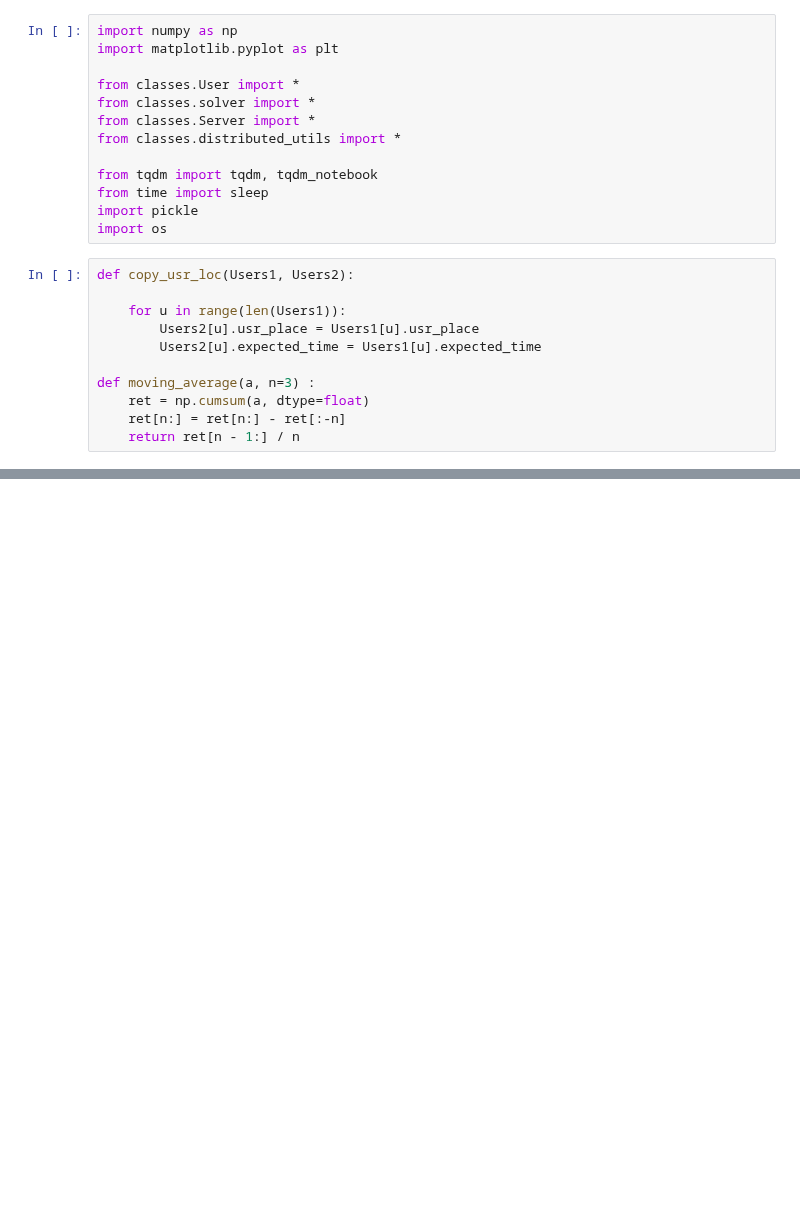
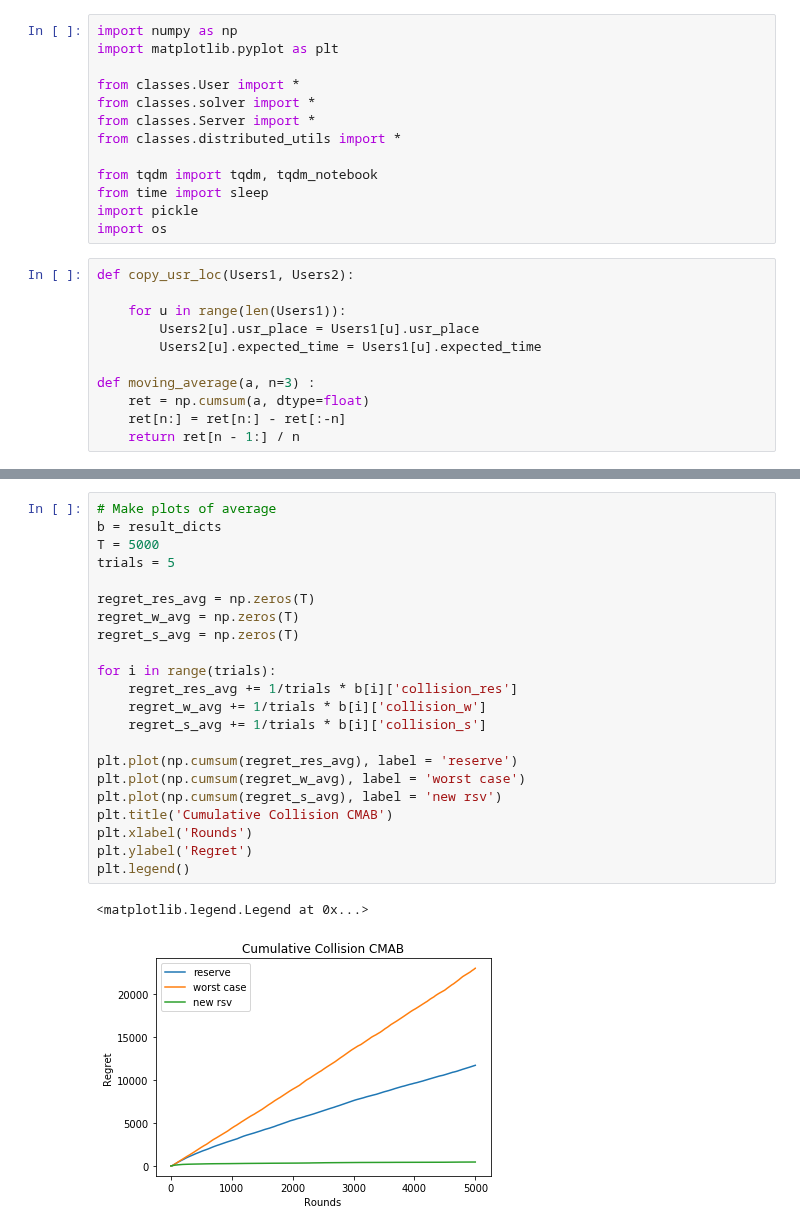
Before and after one commit to tj-kim/DistMEC, a Jupyter notebook: jupyter_notebooks/22_06_02 Worst Case Gain.ipynb, the cells around one changed output, grey strips where cells are left out. Cells and saved outputs as stored; diff of their text form; blank space fills up the shorter version.

```diff
--- a/jupyter_notebooks/22_06_02 Worst Case Gain.ipynb
+++ b/jupyter_notebooks/22_06_02 Worst Case Gain.ipynb
@@ -254,0 +253,25 @@ NameError: name 'result_dicts' is not defined
+# %%
+# Make plots of average
+b = result_dicts
+T = 5000
+trials = 5
+
+regret_res_avg = np.zeros(T)
+regret_w_avg = np.zeros(T)
+regret_s_avg = np.zeros(T)
+
+for i in range(trials):
+    regret_res_avg += 1/trials * b[i]['collision_res']
+    regret_w_avg += 1/trials * b[i]['collision_w']
+    regret_s_avg += 1/trials * b[i]['collision_s']
+
+plt.plot(np.cumsum(regret_res_avg), label = 'reserve')
+plt.plot(np.cumsum(regret_w_avg), label = 'worst case')
+plt.plot(np.cumsum(regret_s_avg), label = 'new rsv')
+plt.title('Cumulative Collision CMAB')
+plt.xlabel('Rounds')
+plt.ylabel('Regret')
+plt.legend()
+# %% [output]
+<matplotlib.legend.Legend at 0x...>
+[figure, added]
```
Also changed, not shown: parts of 9 cells of this notebook, 3 other files.
